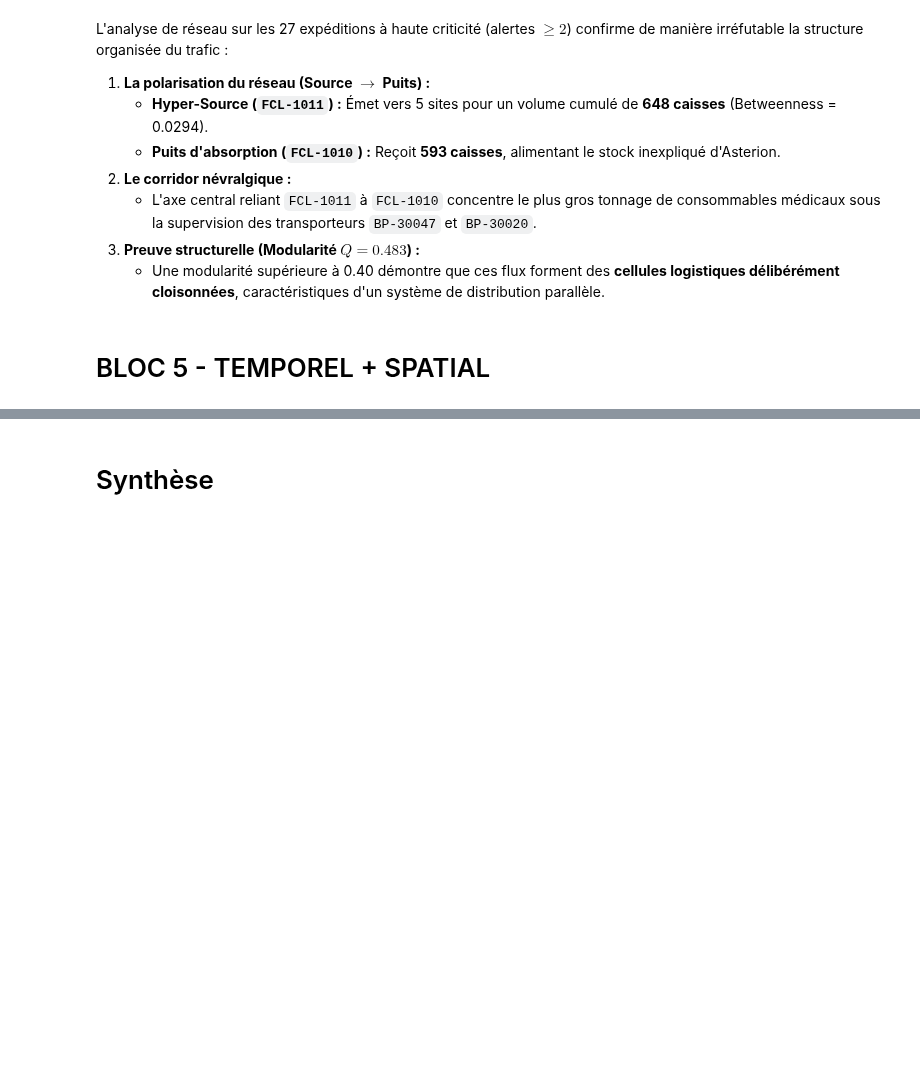
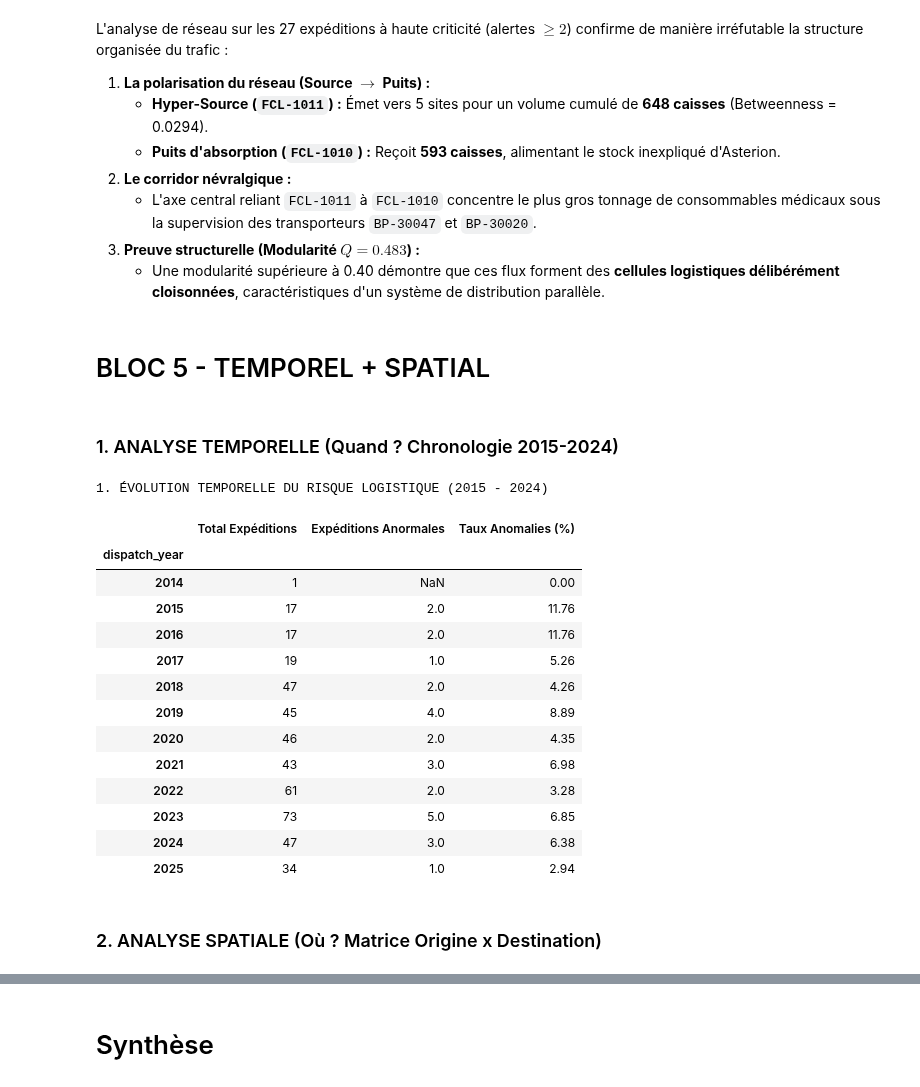
Before and after one commit to HananeDjouadi/G05-DataMining-2627, a Jupyter notebook: data/logistics/shipments.ipynb, the cells around one changed output, grey strips where cells are left out. Saved outputs shown, nothing was run; the diff lists cells and outputs as text; code cells hidden in the pictures; blank space fills up the shorter version.

```diff
--- a/data/logistics/shipments.ipynb
+++ b/data/logistics/shipments.ipynb
@@ -1880,3 +1880,39 @@ L'analyse de réseau sur les 27 expéditions à haute criticité (alertes $\ge 2
    * Une modularité supérieure à 0.40 démontre que ces flux forment des **cellules logistiques délibérément cloisonnées**, caractéristiques d'un système de distribution parallèle.
 # %% [markdown]
 # BLOC 5 - TEMPOREL + SPATIAL
+# %% [markdown]
+### 1. ANALYSE TEMPORELLE (Quand ? Chronologie 2015-2024)
+# %%
+# 1. Extraction de l'année et du mois d'expédition
+df_analysis['dispatch_year'] = pd.to_datetime(df_analysis['dispatch_time']).dt.year
+
+# 2. Décompte des anomalies par année
+anomalies_only = df_analysis[df_analysis['anomaly_alerts'] >= 2]
+
+timeline_total = df_analysis['dispatch_year'].value_counts().sort_index()
+timeline_anom  = anomalies_only['dispatch_year'].value_counts().sort_index()
+
+timeline_df = pd.DataFrame({
+    'Total Expéditions': timeline_total,
+    'Expéditions Anormales': timeline_anom.fillna(0).astype(int),
+    'Taux Anomalies (%)': ((timeline_anom / timeline_total) * 100).fillna(0).round(2)
+})
+
+print("1. ÉVOLUTION TEMPORELLE DU RISQUE LOGISTIQUE (2015 - 2024)")
+display(timeline_df)
+# %% [output]
+1. ÉVOLUTION TEMPORELLE DU RISQUE LOGISTIQUE (2015 - 2024)
+|  | Total Expéditions | Expéditions Anormales | Taux Anomalies (%) |
+| dispatch_year |  |  |  |
+| 2014 | 1 | NaN | 0.00 |
+| 2015 | 17 | 2.0 | 11.76 |
+| 2016 | 17 | 2.0 | 11.76 |
+| 2017 | 19 | 1.0 | 5.26 |
+| 2018 | 47 | 2.0 | 4.26 |
+| 2019 | 45 | 4.0 | 8.89 |
+| 2020 | 46 | 2.0 | 4.35 |
+| 2021 | 43 | 3.0 | 6.98 |
+| 2022 | 61 | 2.0 | 3.28 |
+| 2023 | 73 | 5.0 | 6.85 |
+| 2024 | 47 | 3.0 | 6.38 |
+| 2025 | 34 | 1.0 | 2.94 |
@@ -1882,0 +1936,2 @@ L'analyse de réseau sur les 27 expéditions à haute criticité (alertes $\ge 2
+# %% [markdown]
+### 2. ANALYSE SPATIALE (Où ? Matrice Origine x Destination)
```
Also changed, not shown: parts of 9 cells of this notebook, 1 other file.
